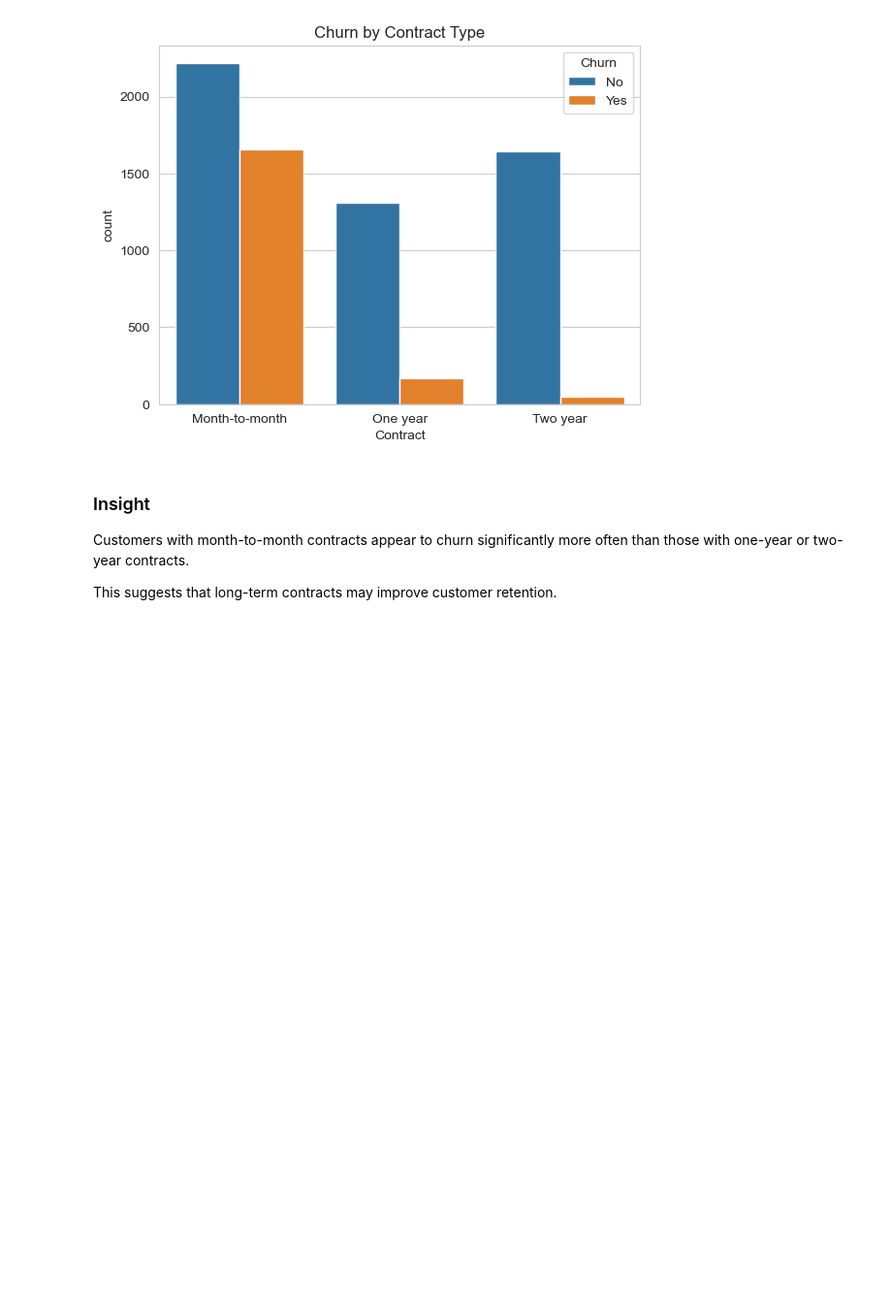
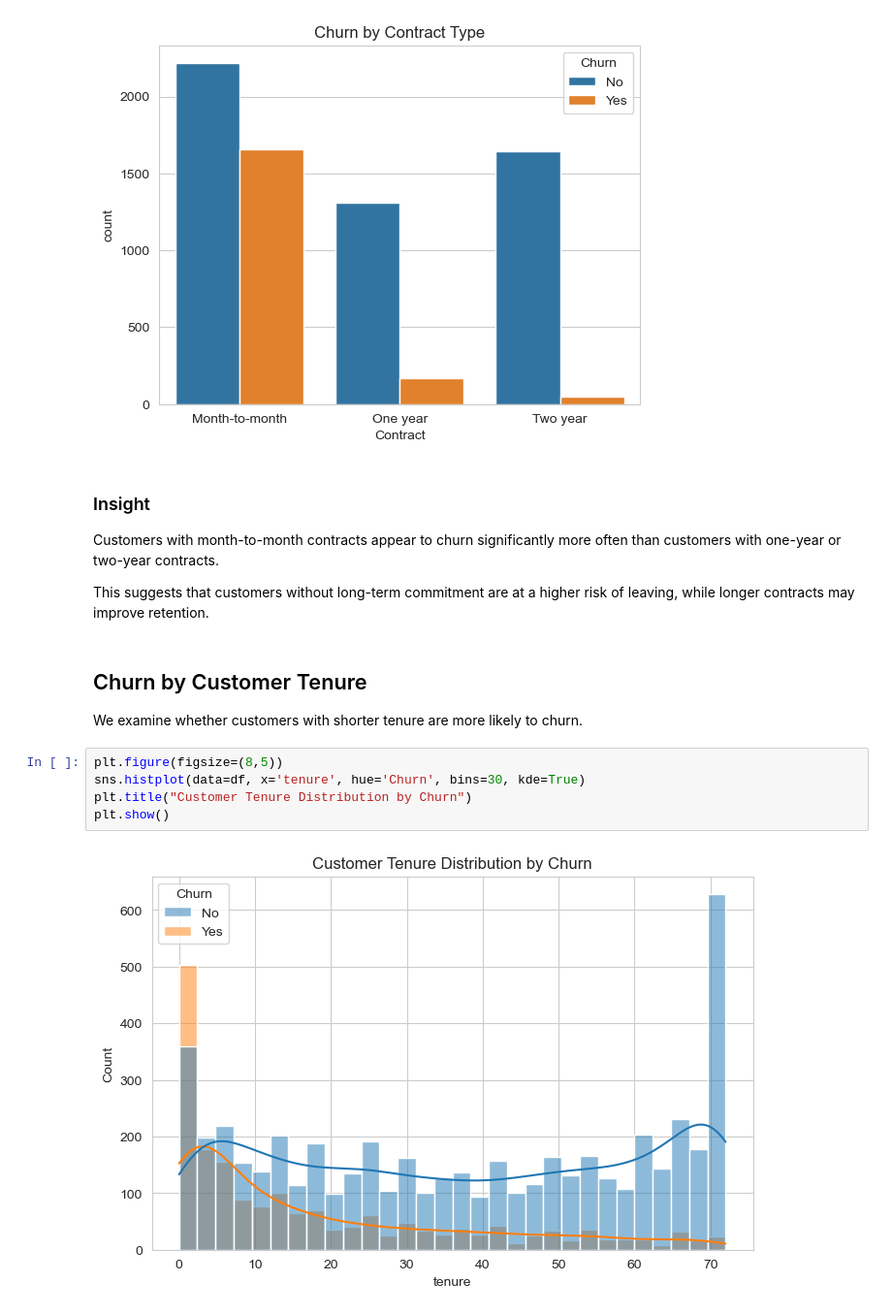
Before and after one commit to growithanand/customer-churn-prediction, a Jupyter notebook: notebooks/churn_analysis.ipynb, the cells around one changed output. Shown at 97% size. Cells and saved outputs as stored; diff of their text form; blank space fills up the shorter version.

Commit message:
Add exploratory analysis for contract, tenure, and monthly charges

```diff
--- a/notebooks/churn_analysis.ipynb
+++ b/notebooks/churn_analysis.ipynb
@@ -139,6 +139,17 @@ plt.show()
 # %% [markdown]
 ### Insight
 
-Customers with month-to-month contracts appear to churn significantly more often than those with one-year or two-year contracts.
+Customers with month-to-month contracts appear to churn significantly more often than customers with one-year or two-year contracts.
 
-This suggests that long-term contracts may improve customer retention.
+This suggests that customers without long-term commitment are at a higher risk of leaving, while longer contracts may improve retention.
+# %% [markdown]
+## Churn by Customer Tenure
+
+We examine whether customers with shorter tenure are more likely to churn.
+# %%
+plt.figure(figsize=(8,5))
+sns.histplot(data=df, x='tenure', hue='Churn', bins=30, kde=True)
+plt.title("Customer Tenure Distribution by Churn")
+plt.show()
+# %% [output]
+[figure, added]
```
Also changed, not shown: parts of 4 cells of this notebook.
